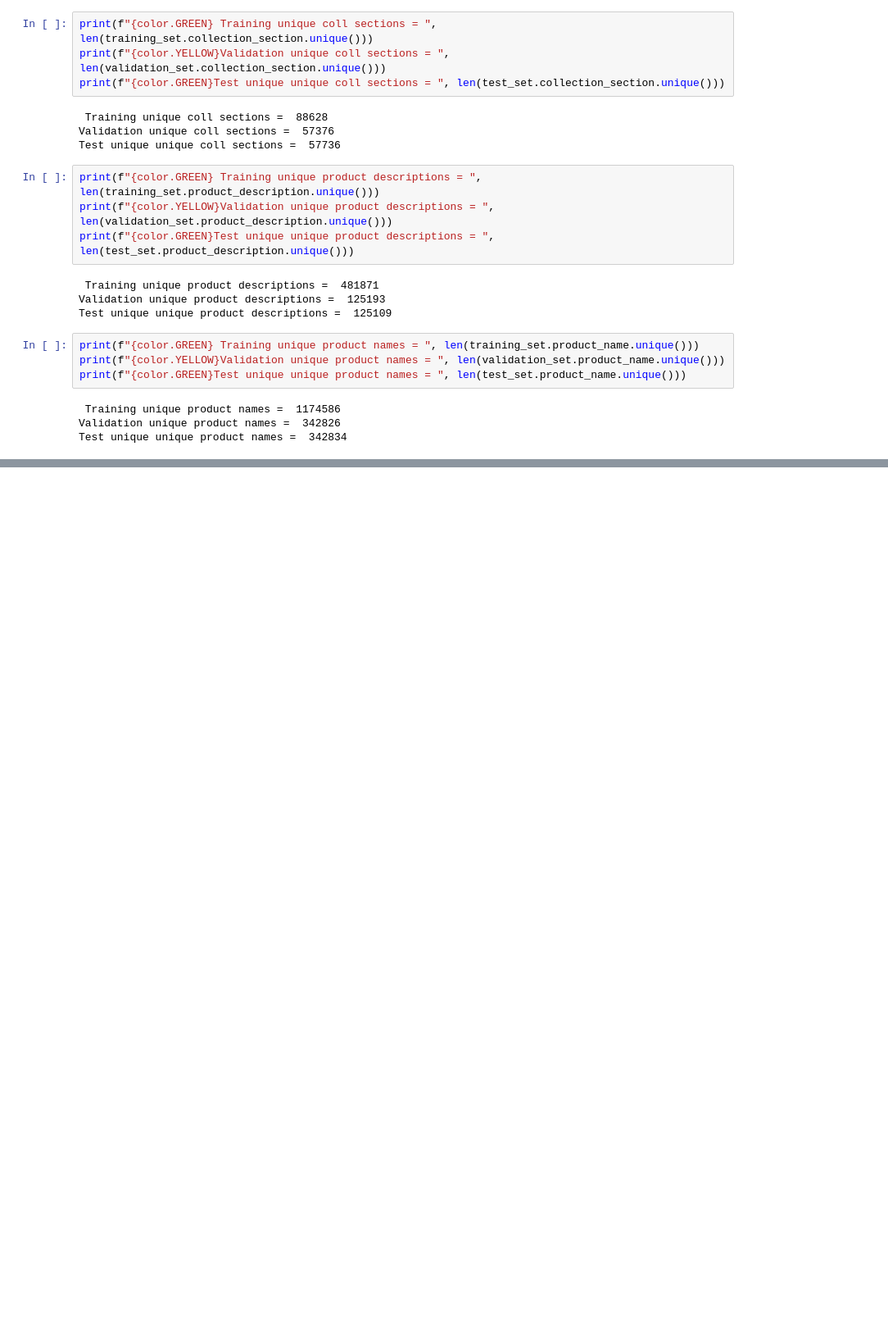
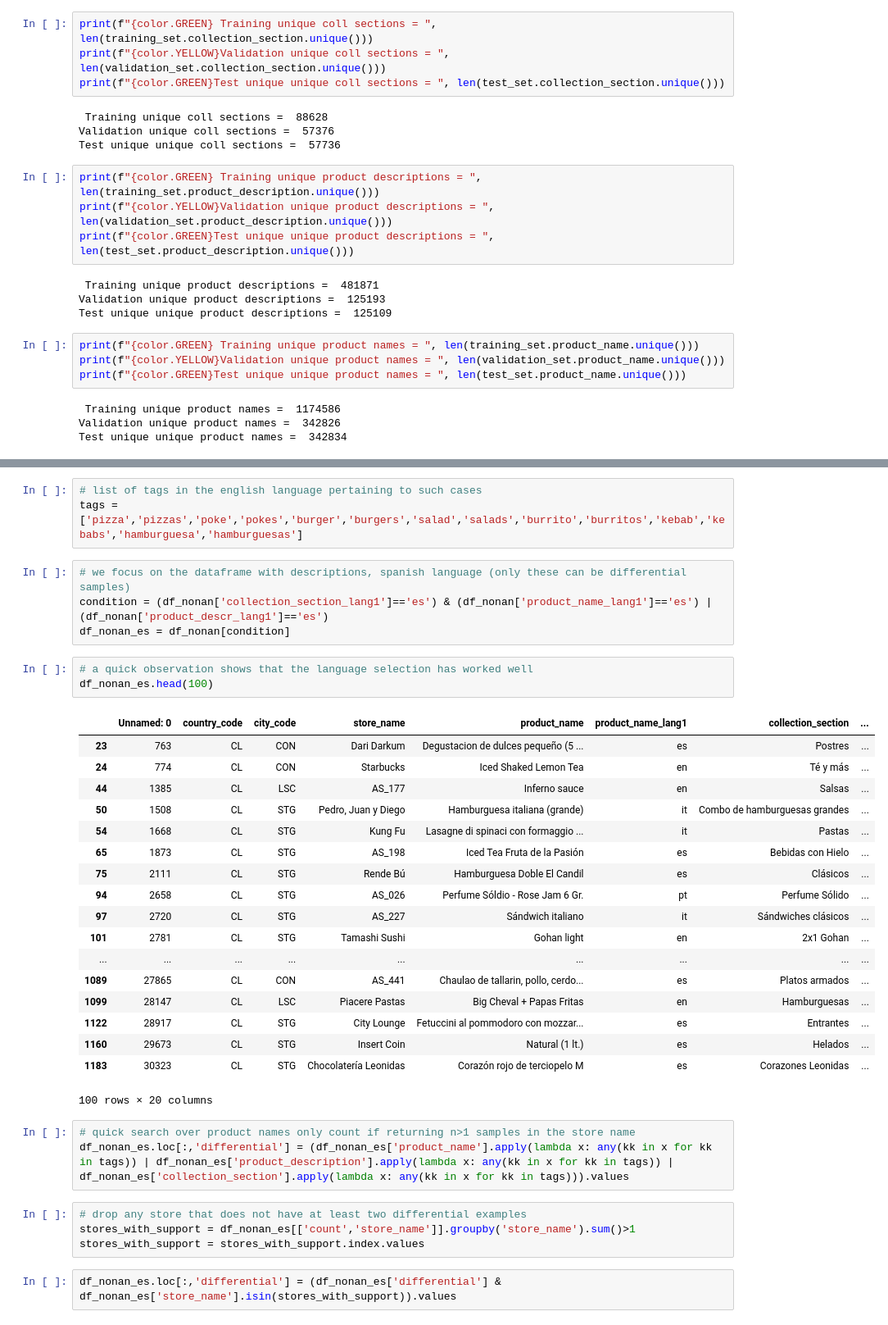
Before and after one commit to Glovo/foodi-ml-dataset, a Jupyter notebook: notebooks/FooDI-ML Dataset Stats Analytics.ipynb, the cells around one changed output, grey strips where cells are left out. Shown at 82% size. Drawn from its saved outputs; the diff is of its cells as text; blank space fills up the shorter version.

Commit message:
feat: adding analysis differential samples in the notebook

```diff
--- a/notebooks/FooDI-ML Dataset Stats Analytics.ipynb
+++ b/notebooks/FooDI-ML Dataset Stats Analytics.ipynb
@@ -503,0 +487,38 @@ Test unique unique product names =  342834
+# %%
+# list of tags in the english language pertaining to such cases
+tags = ['pizza','pizzas','poke','pokes','burger','burgers','salad','salads','burrito','burritos','kebab','kebabs','hamburguesa','hamburguesas']
+# %%
+# we focus on the dataframe with descriptions, spanish language (only these can be differential samples)
+condition = (df_nonan['collection_section_lang1']=='es') & (df_nonan['product_name_lang1']=='es') | (df_nonan['product_descr_lang1']=='es')
+df_nonan_es = df_nonan[condition]
+# %%
+# a quick observation shows that the language selection has worked well
+df_nonan_es.head(100)
+# %% [output]
+|  | Unnamed: 0 | country_code | city_code | store_name | product_name | product_name_lang1 | collection_section | ... |
+| 23 | 763 | CL | CON | Dari Darkum | Degustacion de dulces pequeño (5 ... | es | Postres | ... |
+| 24 | 774 | CL | CON | Starbucks | Iced Shaked Lemon Tea | en | Té y más | ... |
+| 44 | 1385 | CL | LSC | AS_177 | Inferno sauce | en | Salsas | ... |
+| 50 | 1508 | CL | STG | Pedro, Juan y Diego | Hamburguesa italiana (grande) | it | Combo de hamburguesas grandes | ... |
+| 54 | 1668 | CL | STG | Kung Fu | Lasagne di spinaci con formaggio ... | it | Pastas | ... |
+| 65 | 1873 | CL | STG | AS_198 | Iced Tea Fruta de la Pasión | es | Bebidas con Hielo | ... |
+| 75 | 2111 | CL | STG | Rende Bú | Hamburguesa Doble El Candil | es | Clásicos | ... |
+| 94 | 2658 | CL | STG | AS_026 | Perfume Sóldio - Rose Jam 6 Gr. | pt | Perfume Sólido | ... |
+| 97 | 2720 | CL | STG | AS_227 | Sándwich italiano | it | Sándwiches clásicos | ... |
+| 101 | 2781 | CL | STG | Tamashi Sushi | Gohan light | en | 2x1 Gohan | ... |
+| ... | ... | ... | ... | ... | ... | ... | ... | ... |
+| 1089 | 27865 | CL | CON | AS_441 | Chaulao de tallarin, pollo, cerdo... | es | Platos armados | ... |
+| 1099 | 28147 | CL | LSC | Piacere Pastas | Big Cheval + Papas Fritas | en | Hamburguesas | ... |
+| 1122 | 28917 | CL | STG | City Lounge | Fetuccini al pommodoro con mozzar... | es | Entrantes | ... |
+| 1160 | 29673 | CL | STG | Insert Coin | Natural (1 lt.) | es | Helados | ... |
+| 1183 | 30323 | CL | STG | Chocolatería Leonidas | Corazón rojo de terciopelo M | es | Corazones Leonidas | ... |
+100 rows × 20 columns
+# %%
+# quick search over product names only count if returning n>1 samples in the store name
+df_nonan_es.loc[:,'differential'] = (df_nonan_es['product_name'].apply(lambda x: any(kk in x for kk in tags)) | df_nonan_es['product_description'].apply(lambda x: any(kk in x for kk in tags)) | df_nonan_es['collection_section'].apply(lambda x: any(kk in x for kk in tags))).values
+# %%
+# drop any store that does not have at least two differential examples
+stores_with_support = df_nonan_es[['count','store_name']].groupby('store_name').sum()>1
+stores_with_support = stores_with_support.index.values
+# %%
+df_nonan_es.loc[:,'differential'] = (df_nonan_es['differential'] & df_nonan_es['store_name'].isin(stores_with_support)).values
```
Also changed, not shown: parts of 5 cells of this notebook.
